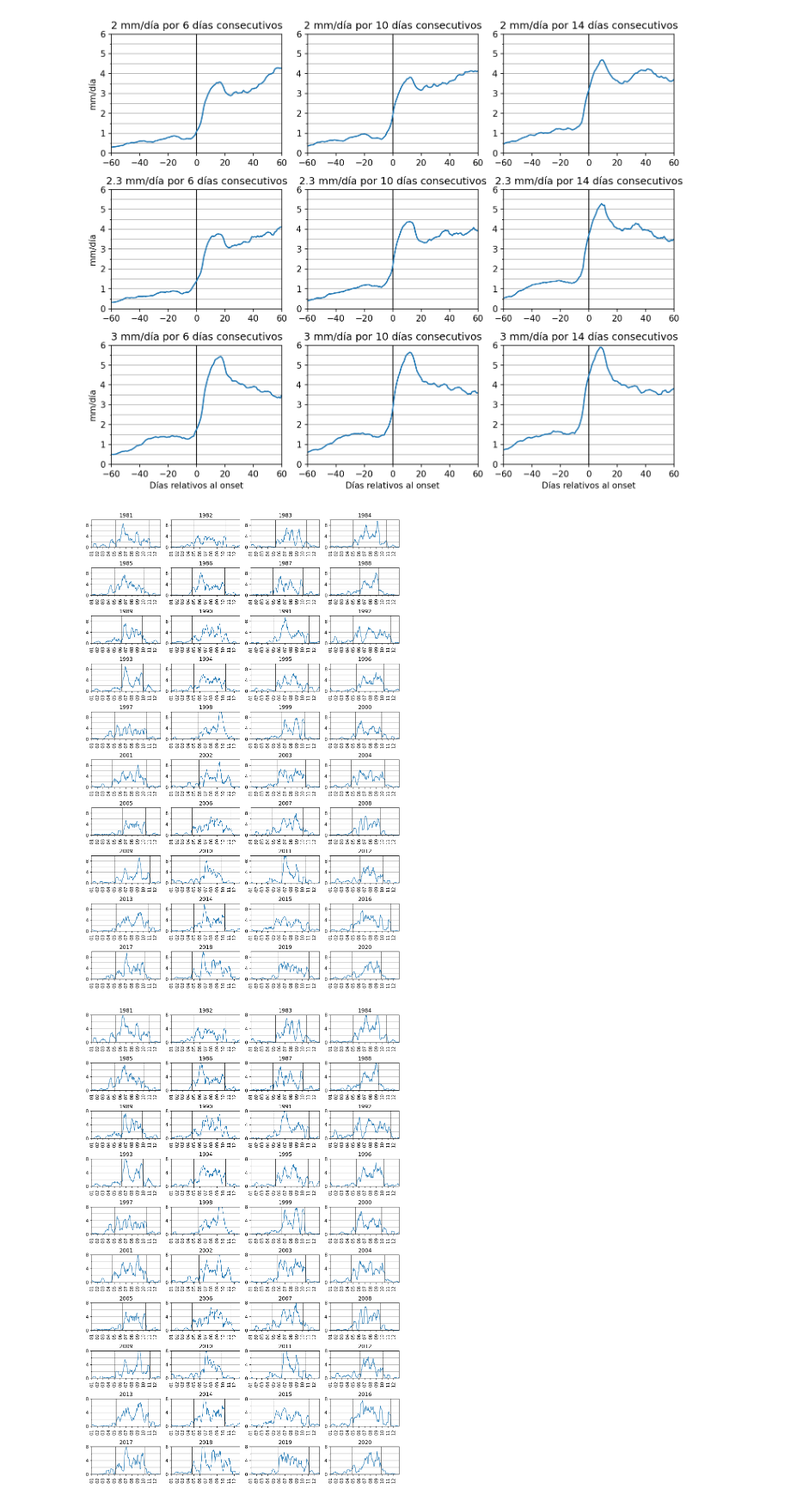
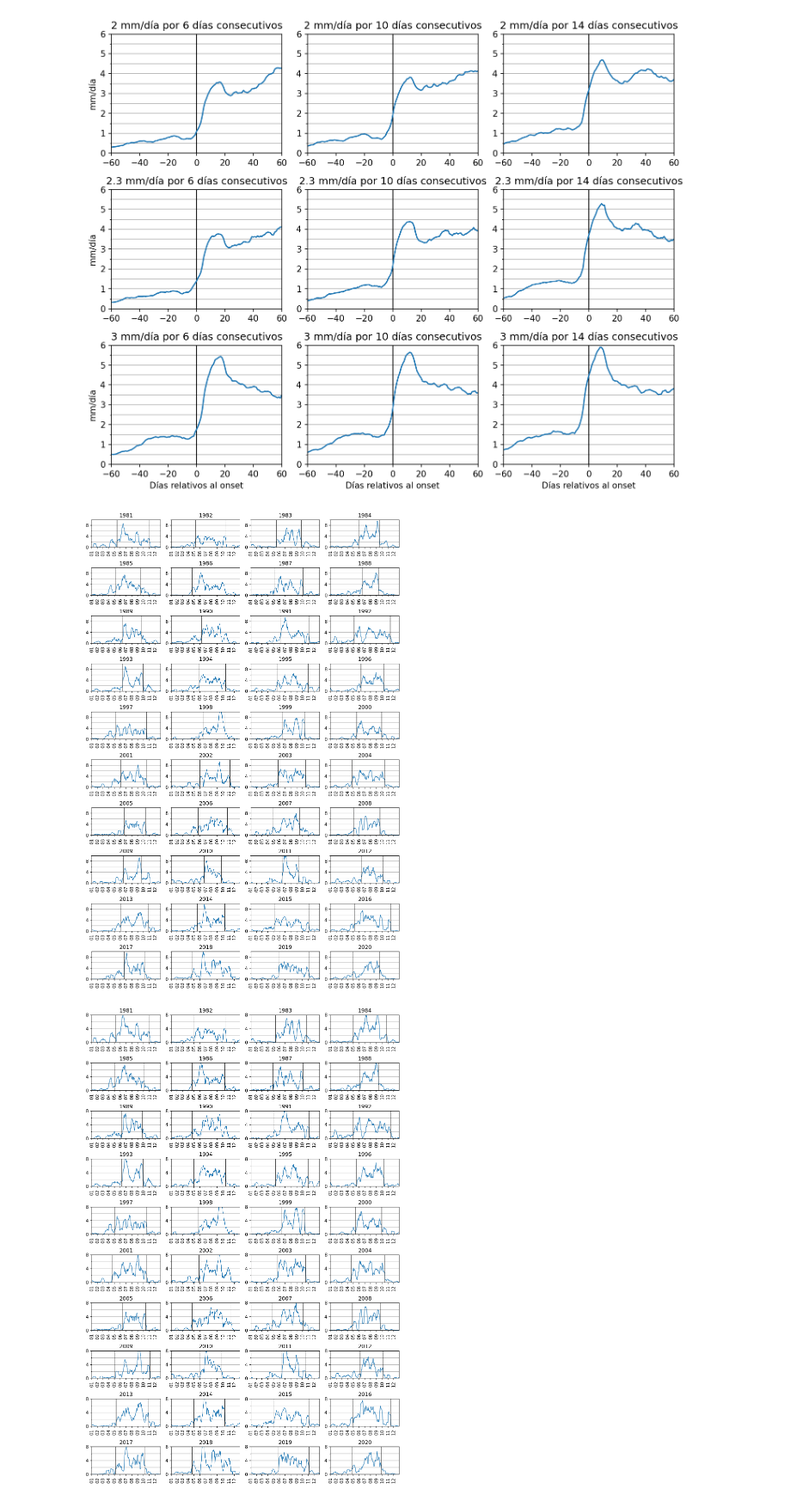
Before and after one commit to rodrigoms95/sequia, a Jupyter notebook: code/indice_onset_15.ipynb, the cells around one changed output. Shown at 86% size. Drawn from its saved outputs; the diff is of its cells as text; code cells hidden in the pictures.

```diff
--- a/code/indice_onset_15.ipynb
+++ b/code/indice_onset_15.ipynb
@@ -321,8 +321,8 @@ for i_n, n in enumerate(dias):
 # Crea un índice de onset de acuerdo con
 # el umbral para n días seguidos de
 # cumplimiento con el criterio.
-umbral = 2
-n = 5
+umbral = 2.3
+n = 10
 
 m_i = 4
 
@@ -428,34 +428,34 @@ for i in range( len(year) ):
     onset = date.iloc[date.index == year[i], 0]
     withdrawal = date.iloc[date.index == year[i], 1]
 
     axes[i].plot(df_year.iloc[:, 0], linewidth = 1)
     #ax.plot(df_year.iloc[:, 1])
 
     # Onset y withdrawal.
     axes[i].plot( (onset, onset), (0, 12),
         color = "k", linewidth = 0.75 )
     axes[i].plot( (withdrawal, withdrawal), (0, 12),
         color = "k", linewidth = 0.75 )
 
     axes[i].set_title(year[i])
     axes[i].set_yticks( range(0, 14, 4), minor = False )
     axes[i].set_yticks( range(0, 14, 2), minor = True)
     axes[i].grid(axis = "y", which = "both")
     #axes[0].set_ylabel("Precipitación diaria [mm]")
     #axes[0].set_xlabel("Tiempo")
     axes[i].set_ylim(0, 10)
     #axes[i].set_ylim(0, np.ceil(df_year.iloc[:, 0].max()) )
     axes[i].set_xlim( pd.to_datetime( str(year[i]) + "-01-01" ),
         pd.to_datetime( str(year[i]) + "-12-31") )
     # Formato de fecha.
     axes[i].xaxis.set_major_locator(mdates.MonthLocator())
     axes[i].xaxis.set_major_formatter(mdates.DateFormatter("%m"))
     axes[i].set_xticks( axes[i].get_xticks(), xtick_lab, rotation = 90 )
 
 # Separación adecuada entre gráficas.
 fig.tight_layout()
 # %% [output]
-[figure, old version]
+[figure, new version]
 # %%
 # Crea un índice de onset de acuerdo con
 # el umbral para n días seguidos de
```
Also changed, not shown: 1 other file.
